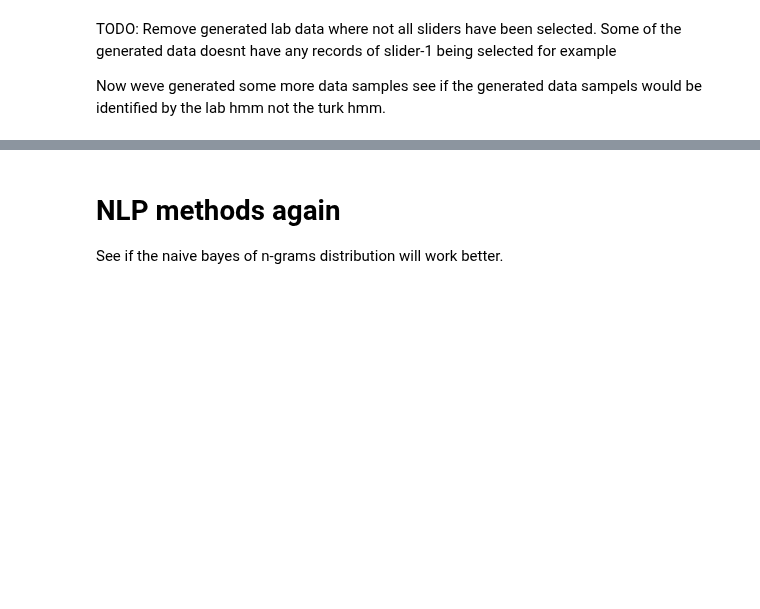
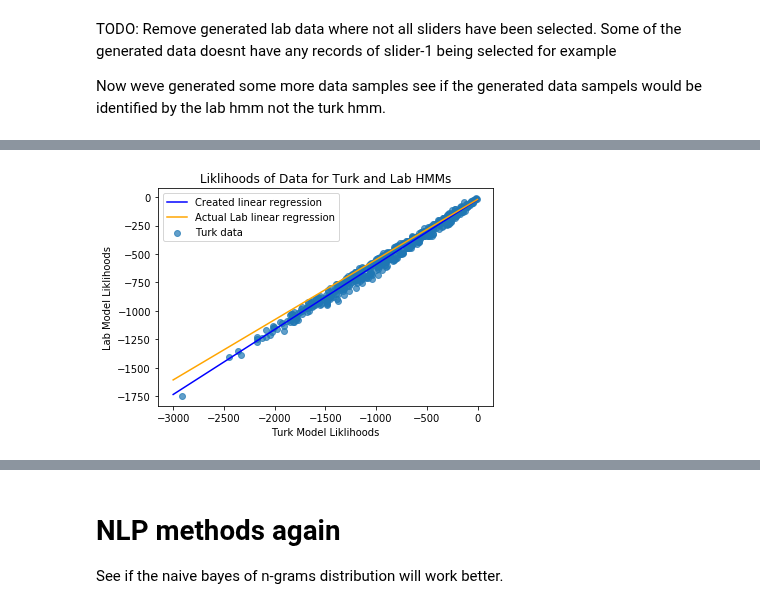
Before and after one commit to DJSaunders1997/Masters-Project, a Jupyter notebook: HMM.ipynb, the cells around one changed output, grey strips where cells are left out. Cells and saved outputs as stored; diff of their text form; code cells hidden in the pictures; blank space fills up the shorter version.

```diff
--- a/HMM.ipynb
+++ b/HMM.ipynb
@@ -942,3 +930,36 @@ Number of new turk labels, number of new lab labels:
+# %%
+#############################################################################################################################
+
+created_data_turk_model = model_score_list(turk_model, flatten_created_data, generated_lengths)
+created_data_lab_model = model_score_list(lab_model, flatten_created_data, generated_lengths)
+
+plt.scatter(created_data_turk_model, created_data_lab_model, alpha=0.7, label='Turk data')
+
+plt.title('Liklihoods of Data for Turk and Lab HMMs')
+plt.xlabel('Turk Model Liklihoods')
+plt.ylabel('Lab Model Liklihoods')
+#plt.show()
+
+# Linear reg of just lab data
+X = np.array(created_data_turk_model).reshape(-1,1)
+y = np.array(created_data_lab_model).reshape(-1,1)
+created_reg = LinearRegression().fit(X, y)
+#pred=reg.predict(X)
+#plt.plot(X, pred, 'r', alpha=0.6)
+
+x = np.linspace(-3000,0,100)
+y = created_reg.coef_[0][0]*x + created_reg.intercept_[0]
+plt.plot(x, y, 'blue', label='Created linear regression')
+
+x = np.linspace(-3000,0,100)
+y = reg.coef_[0][0]*x + reg.intercept_[0]
+plt.plot(x, y, 'orange', label='Actual Lab linear regression')
+
+plt.legend()
+
+plt.show()
+# %% [output]
+[figure, added]
 # %%
 #idea: maybe the liklihoods are messed up because of the inbalanece in training size when orriginally training?
 # Try duplicating training samples NOW, or retrain on the created data.
```
Also changed, not shown: parts of 36 cells of this notebook.
